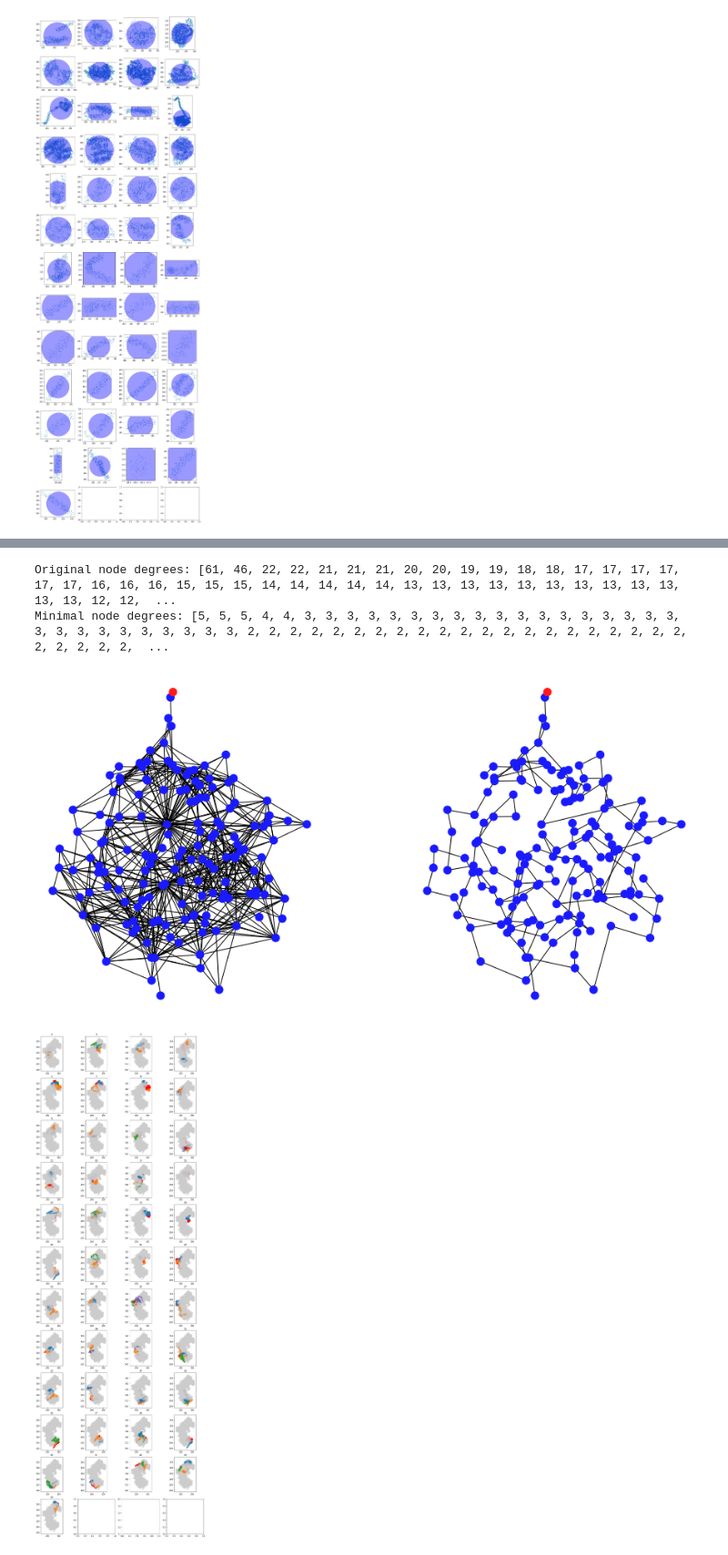
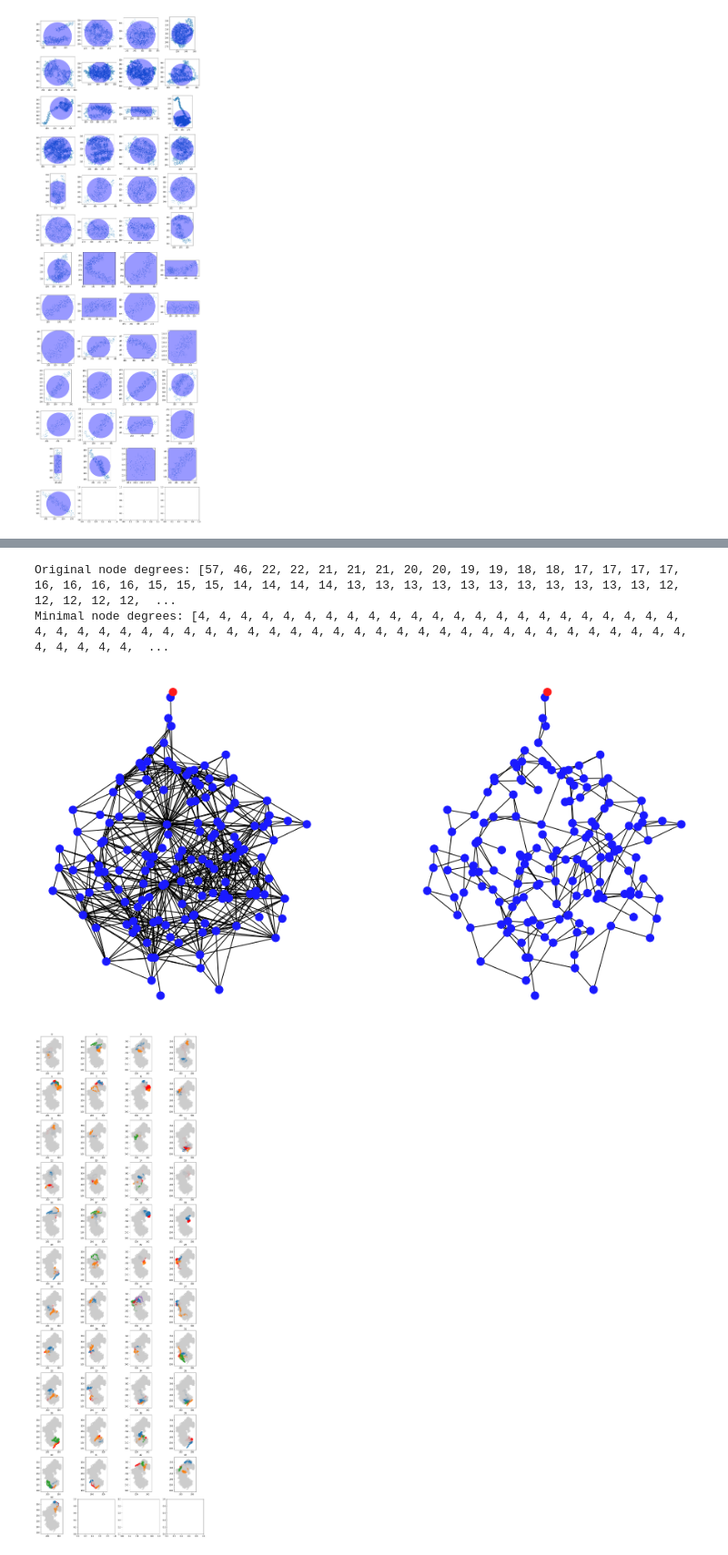
Before and after one commit to justgos/spatial-cell, a Jupyter notebook: universe-config/complexification-config.ipynb, the cells around one changed output, grey strips where cells are left out. Shown at 91% size. Cells and saved outputs as stored; diff of their text form; code cells hidden in the pictures.

```diff
--- a/universe-config/complexification-config.ipynb
+++ b/universe-config/complexification-config.ipynb
@@ -94,7 +99,7 @@ pdbs = load_pdb('./data/pdb')
 # %%
 # list(pdbs[0]['chains'][0]['chain'])[0].resname
 
-entity = pdbs[2]
+entity = pdbs[0]
 print(entity['structure'].id)
 
 ## Looking at an RNA chain
@@ -162,7 +169,7 @@ approximating_spheres = []
 for chain in entity['chains']:
   approximating_spheres.append(np.concatenate([
     np.mean(chain['atoms'], axis=0),
-    [np.mean(np.std(chain['atoms'], axis=0))],
+    [np.mean(np.std(chain['atoms'], axis=0)) * 2],
   ]))
 approximating_spheres = np.array(approximating_spheres)
 # %%
@@ -173,7 +180,7 @@ for i, (chain, approximating_sphere) in enumerate(zip(entity['chains'], approxim
 
   c = plt.Circle(
     (approximating_sphere[0], approximating_sphere[2]),
-    radius=approximating_sphere[3] * 2,
+    radius=approximating_sphere[3],
 #     facecolor=np.array(cmap(i % len(cmap.colors))) * 1.0 / (len(approximating_spheres) ** 0.5) * 0.5,
 #     edgecolor=np.array(cmap(i % len(cmap.colors))) * 1.0 / (len(approximating_spheres) ** 0.5) * 2.0,
     facecolor=[0, 0, 0, 0],
@@ -192,7 +199,7 @@ for i, (chain, approximating_sphere) in enumerate(zip(entity['chains'], approxim
 
   c = plt.Circle(
     (approximating_sphere[0], approximating_sphere[2]),
-    radius=approximating_sphere[3] * 2,
+    radius=approximating_sphere[3],
     color='blue',
     alpha=.4
   )
@@ -290,7 +297,7 @@ g = nx.Graph()
 for i, js in interaction_map.items():
   g.add_node(i)
   for j in js:
-    g.add_edge(i, j, weight=(len(js) + len(interaction_map[j])) / 2.0 * np.linalg.norm(approximating_spheres[j] - approximating_spheres[i]))
+    g.add_edge(i, j, weight=(len(js) + len(interaction_map[j])) / 2.0 * np.linalg.norm(approximating_spheres[j] - approximating_spheres[i]) ** 2)
 #g_pos = nx.spring_layout(g)
 g_pos = np.stack([
   approximating_spheres[:, 0],
@@ -301,47 +308,48 @@ minimal_g = nx.minimum_spanning_tree(g)
 #msp.edges()
 
 # Recover some pruned nodes to avoid very fragile complexification sequences
-min_degree = 2
-partner_max_degree = 2
+min_degree = 4
+partner_max_degree = 4
 for i, degree in minimal_g.degree:
   original_degree = g.degree(i)
   # If the node's degree is below minimum, try to increase it
   if degree < min_degree and original_degree > degree:
     minimal_partners = map(lambda e: e[1], minimal_g.edges(i))
     # Find original neighbours that were pruned and which themselves can safely acquire new neighbours
     recoverable_partners = [
-      n
-      for n in map(lambda e: e[1], g.edges(i))
-      if n not in minimal_partners and minimal_g.degree(n) < partner_max_degree
+      e
+      for e in g.edges(i, data=True)
+      if e[1] not in minimal_partners and minimal_g.degree(e[1]) < partner_max_degree
     ]
     if len(recoverable_partners) > 0:
-      for pn in np.random.choice(recoverable_partners, size=min(original_degree, min_degree) - degree, replace=False):
-        minimal_g.add_edge(i, pn)
+      for pn in sorted(recoverable_partners, key=lambda x: x[2]['weight'])[:min(min(original_degree, min_degree) - degree, len(recoverable_partners))]:
+#       for pn in np.random.choice(recoverable_partners, size=min(min(original_degree, min_degree) - degree, len(recoverable_partners)), replace=False):
+        minimal_g.add_edge(i, pn[1])
 
 # Plot the original graph and the minimal version
 fig, ax = plt.subplots(1, 2, figsize=(16, 8))
 draw_args={
   'pos': g_pos,
   'node_size': 100,
   'node_color': [ [0.1, 0.1, 1.0] if len(g.edges(n)) > 0 else [1.0, 0.1, 0.1] for i, n in enumerate (g.nodes) ],
 }
 ax[0].set_aspect('equal')
 ax[1].set_aspect('equal')
 nx.draw(g, ax=ax[0], **draw_args)
 nx.draw(minimal_g, ax=ax[1], **draw_args)
 print('Original node degrees: {0}'.format(sorted(list(dict(g.degree).values()), reverse=True)))
 print('Minimal node degrees: {0}'.format(sorted(list(dict(minimal_g.degree).values()), reverse=True)))
 
 # Transform the minimal graph back into the interaction dictionary
 minimal_interaction_map = defaultdict(list)
 for e in minimal_g.edges:
   minimal_interaction_map[e[0]].append(e[1])
   minimal_interaction_map[e[1]].append(e[0])
 #minimal_interaction_map
 # %% [output]
-Original node degrees: [61, 46, 22, 22, 21, 21, 21, 20, 20, 19, 19, 18, 18, 17, 17, 17, 17, 17, 17, 16, 16, 16, 15, 15, 15, 14, 14, 14, 14, 14, 13, 13, 13, 13, 13, 13, 13, 13, 13, 13, 13, 13, 12, 12,  ...
-Minimal node degrees: [5, 5, 5, 4, 4, 3, 3, 3, 3, 3, 3, 3, 3, 3, 3, 3, 3, 3, 3, 3, 3, 3, 3, 3, 3, 3, 3, 3, 3, 3, 3, 3, 3, 2, 2, 2, 2, 2, 2, 2, 2, 2, 2, 2, 2, 2, 2, 2, 2, 2, 2, 2, 2, 2, 2, 2, 2, 2, 2,  ...
+Original node degrees: [57, 46, 22, 22, 21, 21, 21, 20, 20, 19, 19, 18, 18, 17, 17, 17, 17, 16, 16, 16, 16, 15, 15, 15, 14, 14, 14, 14, 13, 13, 13, 13, 13, 13, 13, 13, 13, 13, 13, 12, 12, 12, 12, 12,  ...
+Minimal node degrees: [4, 4, 4, 4, 4, 4, 4, 4, 4, 4, 4, 4, 4, 4, 4, 4, 4, 4, 4, 4, 4, 4, 4, 4, 4, 4, 4, 4, 4, 4, 4, 4, 4, 4, 4, 4, 4, 4, 4, 4, 4, 4, 4, 4, 4, 4, 4, 4, 4, 4, 4, 4, 4, 4, 4, 4, 4, 4, 4,  ...
-[figure, old version]
+[figure, new version]
 # %%
 # Plot the interacting residue groups.
 # Current residue is the reddest one, interaction partners are colored, and the rest are grey
```
Also changed, not shown: parts of 9 cells of this notebook, 23 other files.
